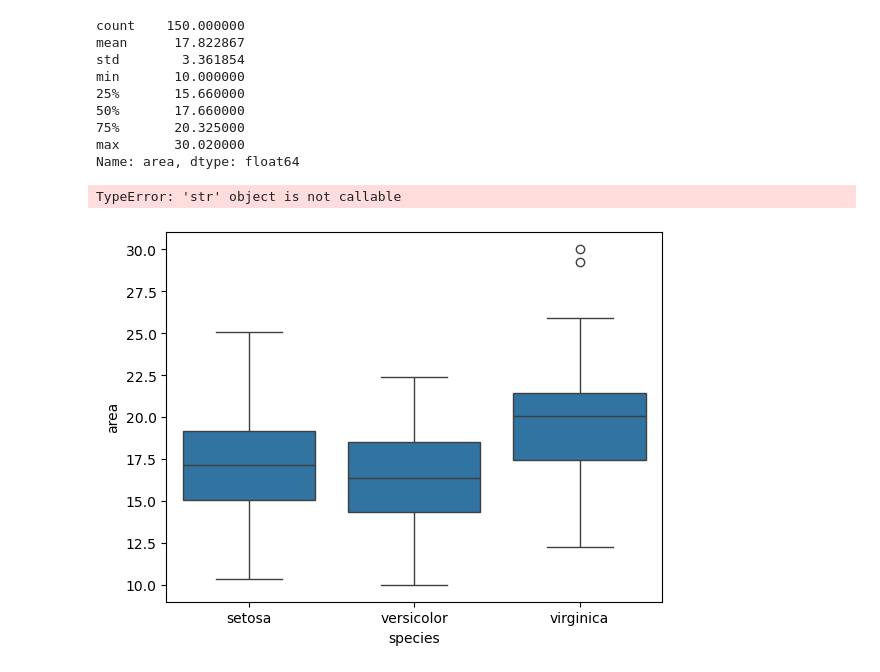
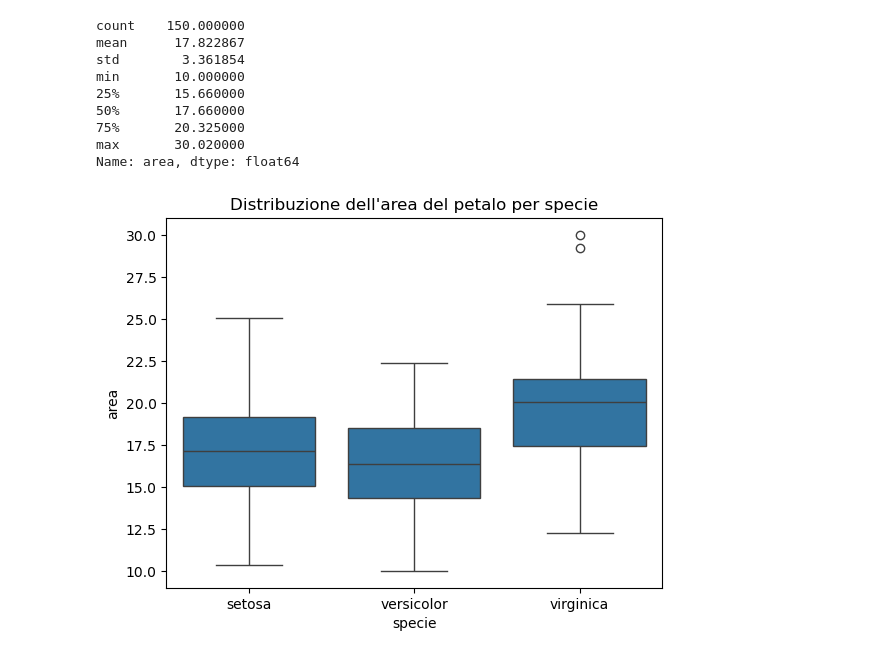
Before and after one commit to Blaz05/ProgrammingLab2, a Jupyter notebook: 4_Esercizi_lez_4.ipynb, the cells around one changed output. Drawn from its saved outputs; the diff is of its cells as text; code cells hidden in the pictures.

```diff
--- a/4_Esercizi_lez_4.ipynb
+++ b/4_Esercizi_lez_4.ipynb
@@ -192,7 +196,7 @@ Name: area, dtype: float64
 # %%
 sns.boxplot(data = df, x='species', y='area')
 plt.title("Distribuzione dell'area del petalo per specie")
+plt.xlabel("specie")
 plt.show()
 # %% [output]
-TypeError: 'str' object is not callable
-[figure, old version]
+[figure, new version]
```
Also changed, not shown: parts of 16 cells of this notebook.
